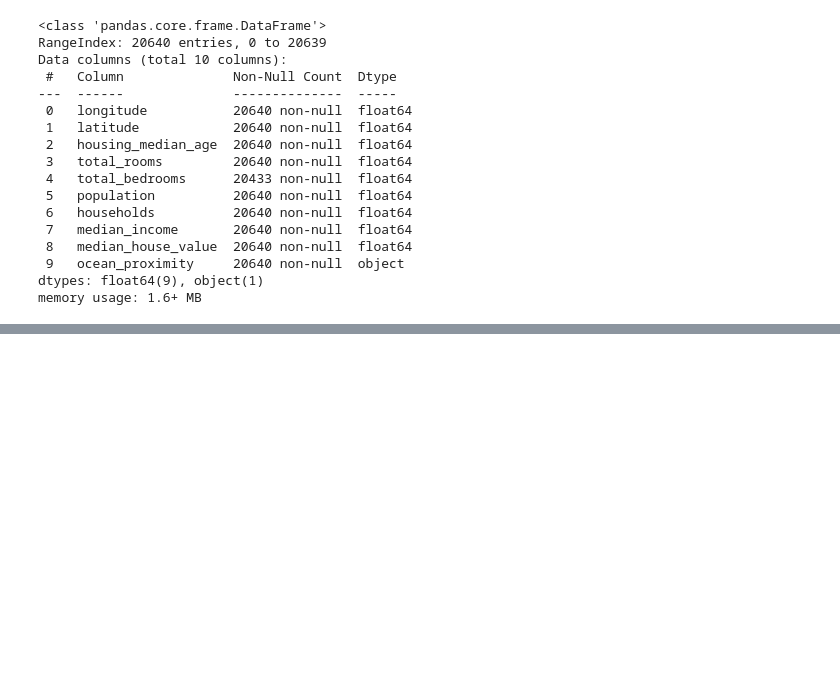
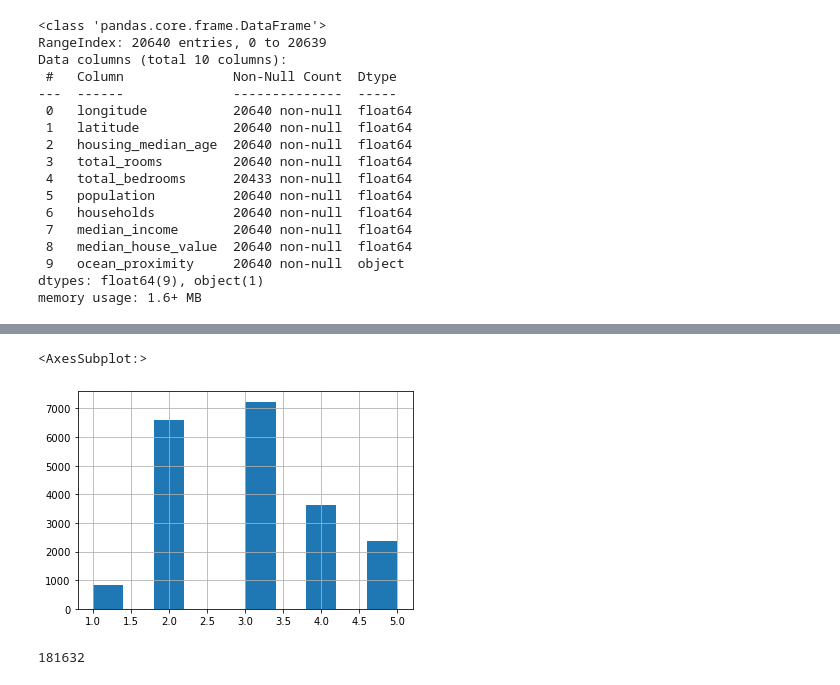
Before and after one commit to ramankhurana/DataScience, a Jupyter notebook: CaliforniaHousingPrice/HousingPricePrediction.ipynb, the cells around one changed output, grey strips where cells are left out. Drawn from its saved outputs; the diff is of its cells as text; code cells hidden in the pictures; blank space fills up the shorter version.

Commit message:
stratified explanation done

```diff
--- a/CaliforniaHousingPrice/HousingPricePrediction.ipynb
+++ b/CaliforniaHousingPrice/HousingPricePrediction.ipynb
@@ -213,0 +225,7 @@ Creating a test set theoritically is very simple, just pick 20% of the instances
+# %%
+df["income_category"] = np.ceil (df.median_income/1.5)
+df['income_category'] = df["income_category"].where(df.income_category<5, 5.0)
+df["income_category"].hist()
+# %% [output]
+<AxesSubplot:>
+[figure, added]
@@ -213,0 +236,6 @@ Creating a test set theoritically is very simple, just pick 20% of the instances
+# %%
+for train_idx, test_idx in  split.split(df, df['income_category']):
+    strat_train = df.loc[train_idx]
+    strat_test  = df.loc[test_idx]
+# %% [output]
+181632
```
Also changed, not shown: parts of 24 cells of this notebook.
